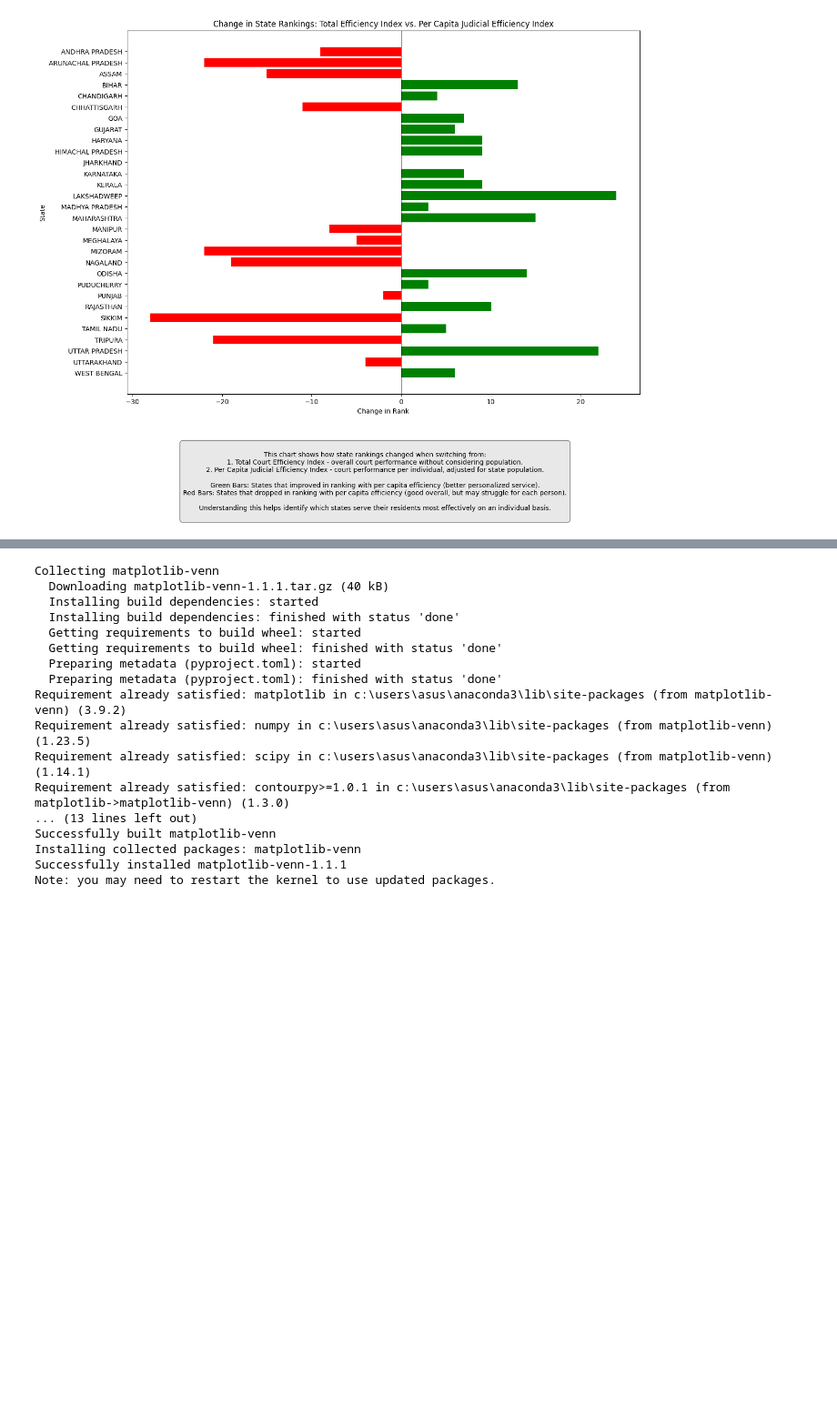
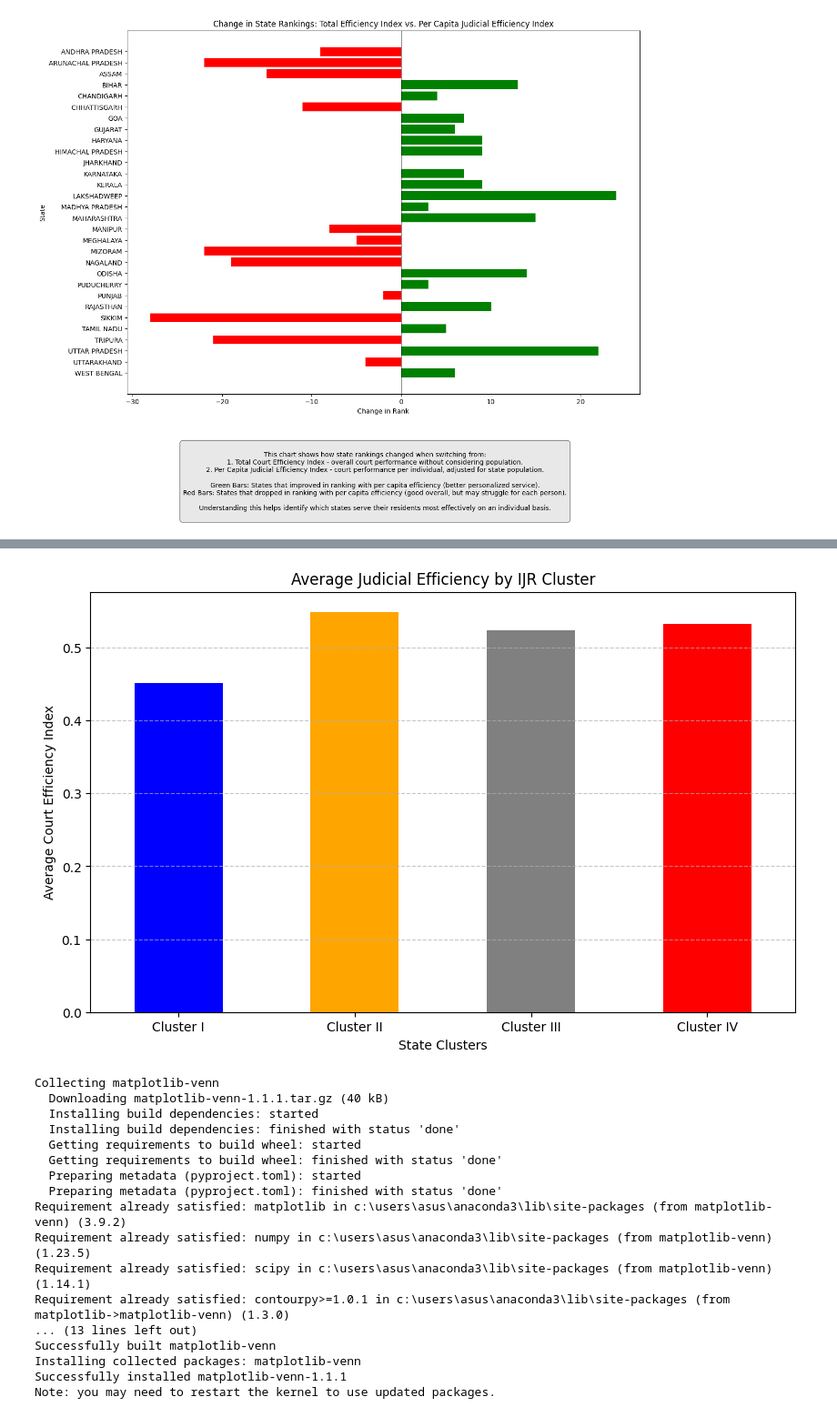
Before and after one commit to adityasingh151/Court-Case-Efficiency, a Jupyter notebook: Court_Cases.ipynb, the cells around one changed output, grey strips where cells are left out. Shown at 91% size. Saved outputs shown, nothing was run; the diff lists cells and outputs as text; code cells hidden in the pictures; blank space fills up the shorter version.

```diff
--- a/Court_Cases.ipynb
+++ b/Court_Cases.ipynb
@@ -1210,3 +1277,76 @@ plt.show()
+# %%
+# Import required libraries
+import pandas as pd
+import matplotlib.pyplot as plt
+
+# Load datasets (Ensure these files are in the same directory as your Jupyter Notebook)
+court_data = pd.read_csv("Updated_Court_Case_Data_with_Absolute_PCA_Weights.csv")
+population_data = pd.read_excel("Indian_District_Population.xlsx")
+
+# Step 1: Aggregate court efficiency at the state level
+court_data['State_Name'] = court_data['srcStateName'].str.upper()
+state_efficiency = court_data.groupby('State_Name').agg({
+    'Court_Efficiency_Index_PCA_Absolute': 'mean'
+}).reset_index()
+
+# Step 2: Standardize state names for merging
+population_data['State_Name'] = population_data['State_Name'].str.upper()
+
+# Step 3: Merge state population data with efficiency data
+statewise_data = pd.merge(
+    state_efficiency,
+    population_data[['State_Name', 'Total_Population']],
+    on='State_Name',
+    how='inner'
+)
+
+# Step 4: Define IJR-aligned state clusters
+cluster_mapping = {
+    # Cluster I: Large & Mid-Sized States (Ranked)
+    "ANDHRA PRADESH": "Cluster I", "ASSAM": "Cluster IV", "BIHAR": "Cluster I",
+    "CHHATTISGARH": "Cluster I", "DELHI": "Cluster I", "GUJARAT": "Cluster I",
+    "HARYANA": "Cluster I", "JHARKHAND": "Cluster I", "KARNATAKA": "Cluster I",
+    "KERALA": "Cluster I", "MADHYA PRADESH": "Cluster I", "MAHARASHTRA": "Cluster I",
+    "ODISHA": "Cluster I", "PUNJAB": "Cluster I", "RAJASTHAN": "Cluster I",
+    "TAMIL NADU": "Cluster I", "TELANGANA": "Cluster I", "UTTAR PRADESH": "Cluster I",
+    "WEST BENGAL": "Cluster I",
+
+    # Cluster II: Small States (Ranked)
+    "ARUNACHAL PRADESH": "Cluster II", "GOA": "Cluster II", "HIMACHAL PRADESH": "Cluster II",
+    "MEGHALAYA": "Cluster II", "MIZORAM": "Cluster II", "SIKKIM": "Cluster II", "TRIPURA": "Cluster II",
+
+    # Cluster III: Union Territories (Not Ranked)
+    "ANDAMAN AND NICOBAR ISLANDS": "Cluster III", "CHANDIGARH": "Cluster III",
+    "DADRA AND NAGAR HAVELI AND DAMAN AND DIU": "Cluster III",
+    "JAMMU AND KASHMIR": "Cluster III", "LADAKH": "Cluster III",
+    "LAKSHADWEEP": "Cluster III", "PUDUCHERRY": "Cluster III",
+
+    # Cluster IV: AFSPA-affected States (Not Ranked)
+    "MANIPUR": "Cluster IV", "ASSAM": "Cluster IV", "NAGALAND": "Cluster IV"
+}
+
+# Step 5: Assign Clusters
+statewise_data['Cluster'] = statewise_data['State_Name'].map(cluster_mapping)
+
+# Step 6: Drop states/UTs with missing cluster assignments
+statewise_data = statewise_data.dropna(subset=['Cluster'])
+
+# Step 7: Bar Chart - Efficiency by Cluster
+plt.figure(figsize=(10, 6))
+statewise_data.groupby('Cluster')['Court_Efficiency_Index_PCA_Absolute'].mean().plot(kind='bar', color=['blue', 'orange', 'gray', 'red'])
+plt.title('Average Judicial Efficiency by IJR Cluster')
+plt.xlabel('State Clusters')
+plt.ylabel('Average Court Efficiency Index')
+plt.xticks(rotation=0)
+plt.grid(axis='y', linestyle='--', alpha=0.7)
+plt.show()
+
+# # Save the categorized dataset
+# statewise_data.to_csv("Statewise_Judicial_Efficiency_by_IJR_Clusters.csv", index=False)
+
+# print("✅ Analysis completed. Results saved as 'Statewise_Judicial_Efficiency_by_IJR_Clusters.csv'.")
+# %% [output]
+[figure, added]
 # %%
 pip install matplotlib-venn
 # %% [output]
```
Also changed, not shown: parts of 15 cells of this notebook.
